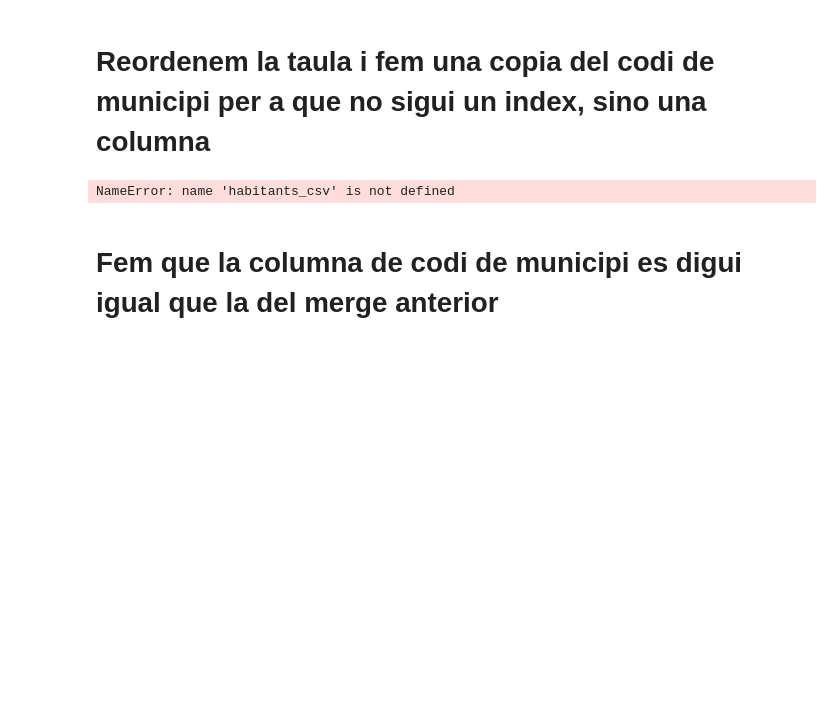
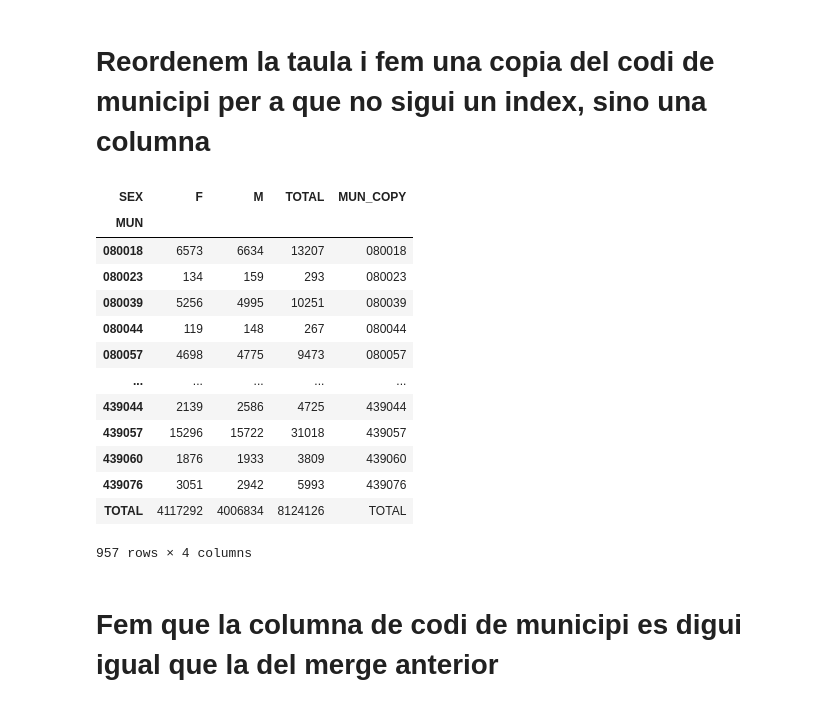
Before and after one commit to Lidia1508/Speculation-Map, a Jupyter notebook: code/TouristicRentals.ipynb, the cells around one changed output. Drawn from its saved outputs; the diff is of its cells as text; code cells hidden in the pictures; blank space fills up the shorter version.

```diff
--- a/code/TouristicRentals.ipynb
+++ b/code/TouristicRentals.ipynb
@@ -105,11 +105,24 @@ habitants
 # %% [markdown]
 # Reordenem la taula i fem una copia del codi de municipi per a que no sigui un index, sino una columna
 # %%
-habitants1 = habitants_csv.pivot(index="MUN",columns="SEX",values="value")
+habitants1 = habitants.pivot(index="MUN",columns="SEX",values="value")
 habitants1["MUN_COPY"] = habitants1.index
 habitants1
 # %% [output]
+| SEX | F | M | TOTAL | MUN_COPY |
+| MUN |  |  |  |  |
+| 080018 | 6573 | 6634 | 13207 | 080018 |
+| 080023 | 134 | 159 | 293 | 080023 |
+| 080039 | 5256 | 4995 | 10251 | 080039 |
+| 080044 | 119 | 148 | 267 | 080044 |
+| 080057 | 4698 | 4775 | 9473 | 080057 |
+| ... | ... | ... | ... | ... |
+| 439044 | 2139 | 2586 | 4725 | 439044 |
+| 439057 | 15296 | 15722 | 31018 | 439057 |
+| 439060 | 1876 | 1933 | 3809 | 439060 |
+| 439076 | 3051 | 2942 | 5993 | 439076 |
+| TOTAL | 4117292 | 4006834 | 8124126 | TOTAL |
-NameError: name 'habitants_csv' is not defined
+957 rows × 4 columns
 # %% [markdown]
 # Fem que la columna de codi de municipi es digui igual que la del merge anterior
 # %%
```
Also changed, not shown: parts of 5 cells of this notebook.
